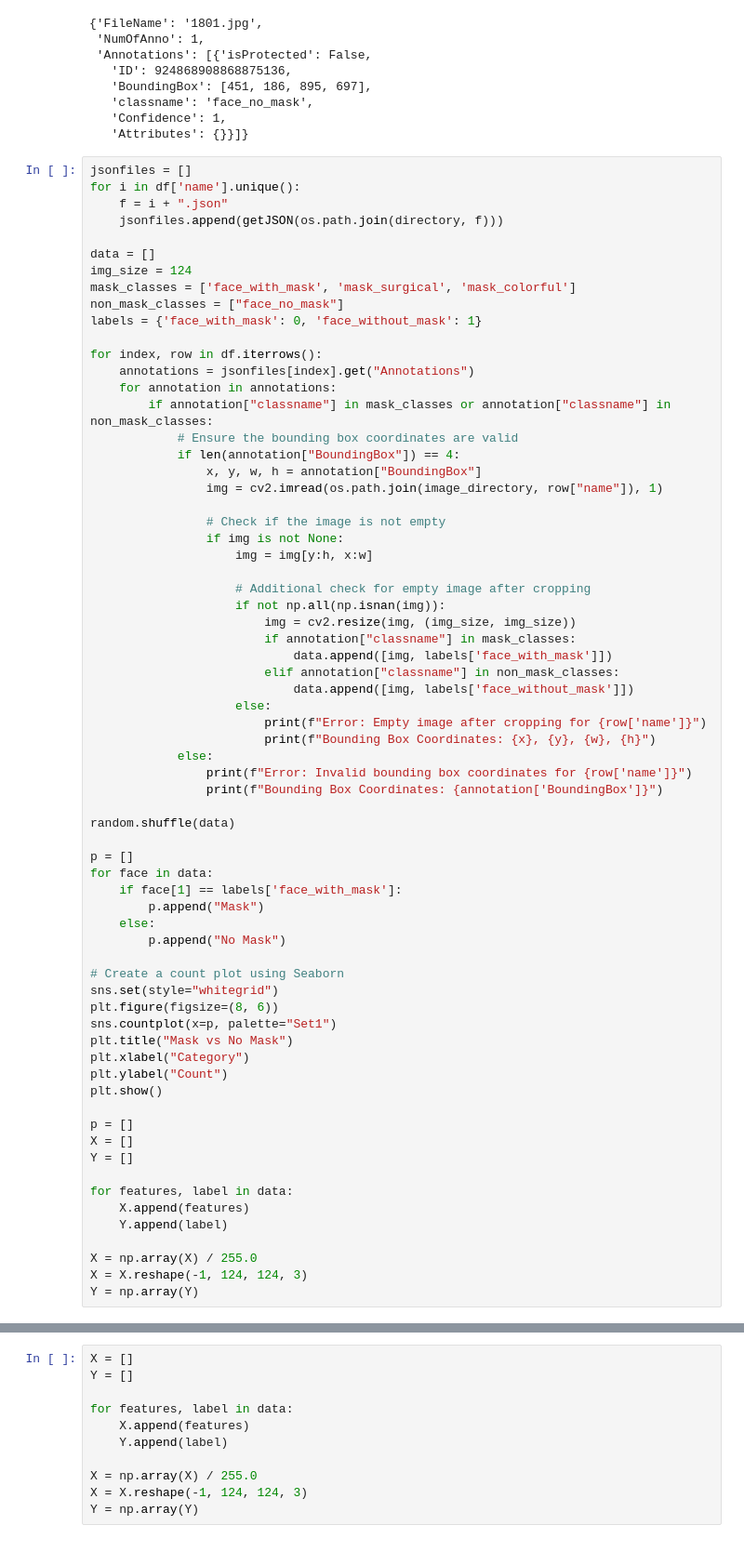
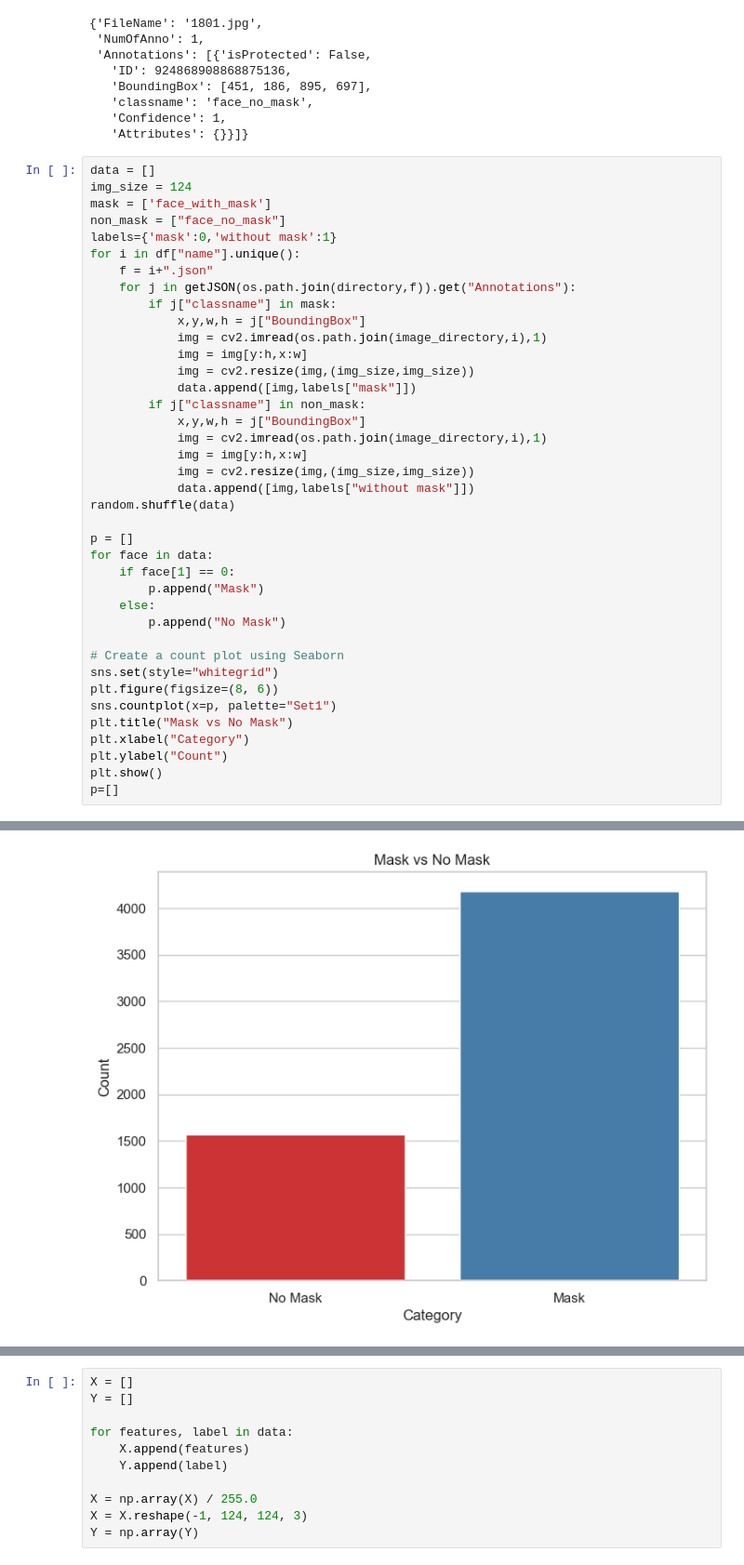
Before and after one commit to ARPIT2128/SAP-internal-face-mask-detection, a Jupyter notebook: face_mask_detection.ipynb, the cells around one changed output, grey strips where cells are left out. Shown at 93% size. Cells and saved outputs as stored; diff of their text form.

```diff
--- a/face_mask_detection.ipynb
+++ b/face_mask_detection.ipynb
@@ -55,49 +54,31 @@ jsonfiles[0]
    'Confidence': 1,
    'Attributes': {}}]}
 # %%
-jsonfiles = []
-for i in df['name'].unique():
-    f = i + ".json"
-    jsonfiles.append(getJSON(os.path.join(directory, f)))
-
 data = []
 img_size = 124
-mask_classes = ['face_with_mask', 'mask_surgical', 'mask_colorful']
-non_mask_classes = ["face_no_mask"]
-labels = {'face_with_mask': 0, 'face_without_mask': 1}
-
-for index, row in df.iterrows():
-    annotations = jsonfiles[index].get("Annotations")
-    for annotation in annotations:
-        if annotation["classname"] in mask_classes or annotation["classname"] in non_mask_classes:
-            # Ensure the bounding box coordinates are valid
-            if len(annotation["BoundingBox"]) == 4:
-                x, y, w, h = annotation["BoundingBox"]
-                img = cv2.imread(os.path.join(image_directory, row["name"]), 1)
-
-                # Check if the image is not empty
-                if img is not None:
-                    img = img[y:h, x:w]
-
-                    # Additional check for empty image after cropping
-                    if not np.all(np.isnan(img)):
-                        img = cv2.resize(img, (img_size, img_size))
-                        if annotation["classname"] in mask_classes:
-                            data.append([img, labels['face_with_mask']])
-                        elif annotation["classname"] in non_mask_classes:
-                            data.append([img, labels['face_without_mask']])
-                    else:
-                        print(f"Error: Empty image after cropping for {row['name']}")
-                        print(f"Bounding Box Coordinates: {x}, {y}, {w}, {h}")
-            else:
-                print(f"Error: Invalid bounding box coordinates for {row['name']}")
-                print(f"Bounding Box Coordinates: {annotation['BoundingBox']}")
-
+mask = ['face_with_mask']
+non_mask = ["face_no_mask"]
+labels={'mask':0,'without mask':1}
+for i in df["name"].unique():
+    f = i+".json"
+    for j in getJSON(os.path.join(directory,f)).get("Annotations"):
+        if j["classname"] in mask:
+            x,y,w,h = j["BoundingBox"]
+            img = cv2.imread(os.path.join(image_directory,i),1)
+            img = img[y:h,x:w]
+            img = cv2.resize(img,(img_size,img_size))
+            data.append([img,labels["mask"]])
+        if j["classname"] in non_mask:
+            x,y,w,h = j["BoundingBox"]
+            img = cv2.imread(os.path.join(image_directory,i),1)
+            img = img[y:h,x:w]
+            img = cv2.resize(img,(img_size,img_size))
+            data.append([img,labels["without mask"]])
 random.shuffle(data)
 
 p = []
 for face in data:
-    if face[1] == labels['face_with_mask']:
+    if face[1] == 0:
         p.append("Mask")
     else:
         p.append("No Mask")
@@ -110,16 +91,5 @@ plt.title("Mask vs No Mask")
 plt.xlabel("Category")
 plt.ylabel("Count")
 plt.show()
-
-p = []
-X = []
-Y = []
-
-for features, label in data:
-    X.append(features)
-    Y.append(label)
-
-X = np.array(X) / 255.0
-X = X.reshape(-1, 124, 124, 3)
-Y = np.array(Y)
+p=[]
 # %% [output]
@@ -142,0 +96 @@ Bounding Box Coordinates: 538, 46, 566, 93
+[figure, added]
```
Also changed, not shown: parts of 8 cells of this notebook.
